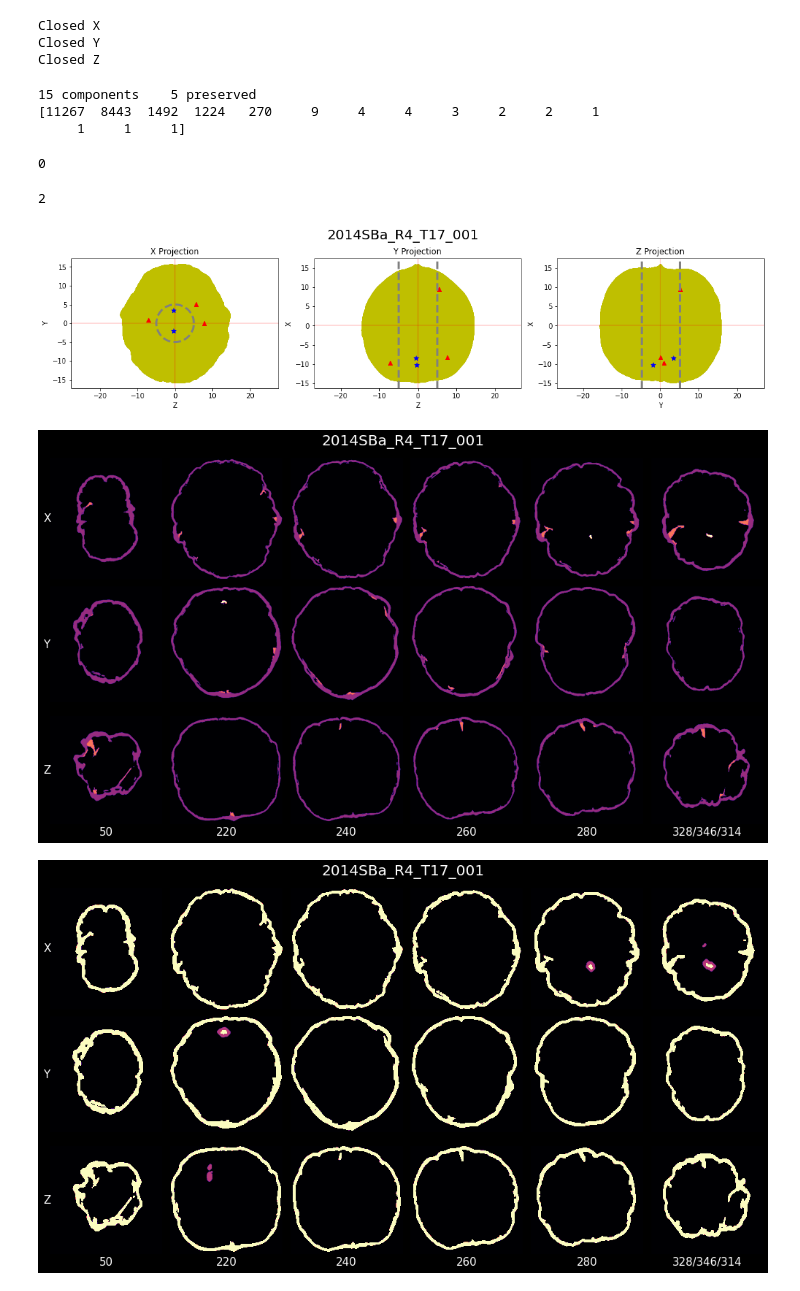
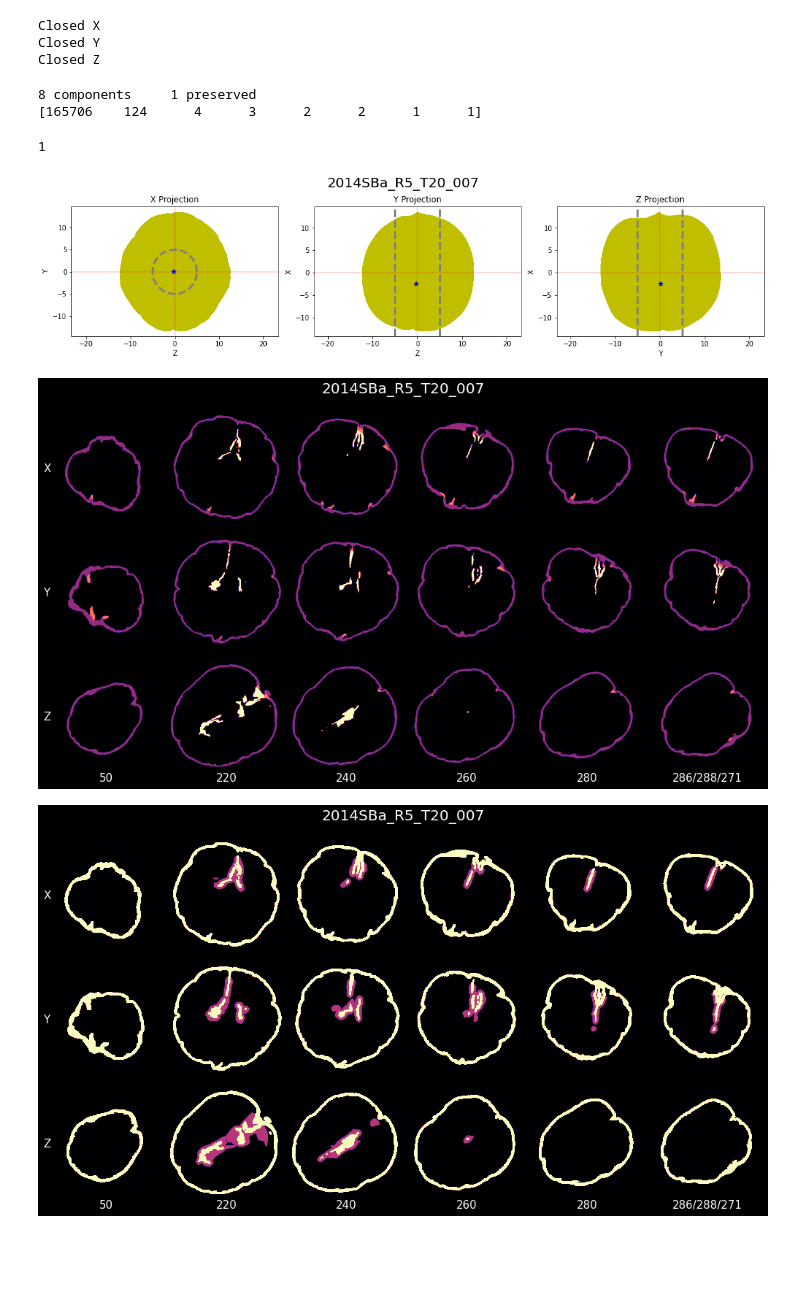
Before and after one commit to amezqui3/walnut_tda, a Jupyter notebook: jupyter/09_interior_shell.ipynb, the cells around one changed output. Saved outputs shown, nothing was run; the diff lists cells and outputs as text; code cells hidden in the pictures; blank space fills up the shorter version.

```diff
--- a/jupyter/09_interior_shell.ipynb
+++ b/jupyter/09_interior_shell.ipynb
@@ -42,9 +42,9 @@ mborder[1,1,1] = -np.sum(mborder) - 1
 # %%
 idname = '2014SBa'
 
-rownum = 4
-treenum = 17
-nutnum = 1
+rownum = 5
+treenum = 20
+nutnum = 7
 
 bname = idname + '_R{}_T{}'.format(rownum, treenum)
 print(bname)
@@ -64,12 +64,7 @@ print(fname)
 
 img = tf.imread(wsrc + bname + '/' + fname + '.tif')
 tissuefiles = sorted(glob.glob(tsrc + bname + '/' + fname + '_*.tif'))
-
-if True:
-    #air  = tf.imread(tissuefiles[0])
-    #meat = tf.imread(tissuefiles[1])
-    shell= tf.imread(tissuefiles[2])
-    #vein = tf.imread(tissuefiles[3])
+shell= tf.imread(tissuefiles[2])
 
 distL1 = ndimage.distance_transform_cdt(shell, 'taxicab')
 K = np.max(distL1)
@@ -111,20 +106,15 @@ ishell, labels, where = wnut.get_largest_element(ishell,1e-3, outlabels=True)
 coms = ndimage.center_of_mass(ishell, labels, where)
 coms = np.asarray(coms).T
 # %% [output]
-15 components    5 preserved
-[11267  8443  1492  1224   270     9     4     4     3     2     2     1
-     1     1     1]
+8 components     1 preserved
+[165706    124      4      3      2      2      1      1]
-# %%
-len(np.where(np.sqrt((mcoms[1]**2 + mcoms[2]**2)) < 0)[0])
-# %% [output]
-0
 # %%
 mcoms = rotxyz @ ((coms - wmean.reshape(-1,1))*resol)
 mwhere = np.where(np.sqrt((mcoms[1]**2 + mcoms[2]**2)) < R)[0]
 nwhere = np.where(np.sqrt((mcoms[1]**2 + mcoms[2]**2)) >= R)[0]
 print(len(mwhere))
 # %% [output]
-2
+1
 # %%
 fig, ax = wnut.plot_3Dprojections(mcoords, fname);
 ax[0].plot(R*np.cos(rrrange), R*np.sin(rrrange), c='gray', lw=3, ls='--')
@@ -142,9 +132,9 @@ for i in range(len(nwhere)):
 filename = wdstp + fname + '_coords'
 plt.savefig(filename + '.jpg', dpi=96, format='jpg', bbox_inches = 'tight', pil_kwargs={'optimize':True})
 # %% [output]
-[figure, old version]
+[figure, new version]
 # %%
-imask = np.zeros_like(img).astype(np.bool)
+imask = np.zeros_like(shell).astype(np.bool)
 for i in where[mwhere]:
     imask[labels == i] = True
 
@@ -155,7 +145,7 @@ protruding = shell*imask
 efill0 = ndimage.binary_erosion(fshell, struc1, K)
 extra = efill0*shell
 # %%
-test = np.zeros_like(img)
+test = np.zeros_like(shell)
 test[shell > 0] += 3
 test[extra > 0] += 2
 test[protruding > 0] += 4
@@ -179,34 +169,34 @@ ax[-1,-1].set_xlabel(xlabel, color=c, fontsize=fs)
 fig.suptitle(fname, fontsize=fs+5, color=c);
 fig.tight_layout()
 
-filename = wdstp + fname + '_protrusion0'
+filename = wdstp + fname + '_protrusion'
 plt.savefig(filename + '.jpg', dpi=96, format='jpg', bbox_inches = 'tight', pil_kwargs={'optimize':True})
 # %% [output]
-[figure, old version]
+[figure, new version]
 # %%
 fig, ax = plt.subplots(3,len(ssrange),figsize=(14,8), sharex=False, sharey=False, facecolor='k')
 for i in range(3):
     for j in range(len(ssrange)):
         ss = Sxyz[len(ssrange)*i + j]
         ax[i,j].imshow(imask[ss] + shell[ss], cmap='magma', origin='lower', vmax=2, vmin=0)
         ax[i,j].get_xaxis().set_ticks([])
         ax[i,j].get_yaxis().set_ticks([])
         for spine in ax[i,j].spines.values():
             spine.set_visible(False)
 for i,x in enumerate(['X','Y','Z']):
     ax[i,0].set_ylabel(x, fontsize=fs, color=c, rotation='horizontal', ha='center', va='center')
 for j in range(len(ssrange)-1):
     ax[-1,j].set_xlabel(ssrange[j], fontsize=fs, color=c)
 xlabel = '/'.join((np.asarray(img.shape) + ssrange[-1]).astype(str))
 ax[-1,-1].set_xlabel(xlabel, color=c, fontsize=fs)
 
 fig.suptitle(fname, fontsize=fs+5, color=c);
 fig.tight_layout()
 
-filename = wdstp + fname + '_detection0'
+filename = wdstp + fname + '_detection'
 plt.savefig(filename + '.jpg', dpi=96, format='jpg', bbox_inches = 'tight', pil_kwargs={'optimize':True})
 # %% [output]
-[figure, old version]
+[figure, new version]
 # %%
 snaps = wnut.collapse_dimensions_max(test)
 fig, ax = wnut.plot_collapse_dimensions(snaps, fname, 'cavity', dst=wdstp, writefig=False, display=True)
```
Also changed, not shown: parts of 3 cells of this notebook, 24 other files.
